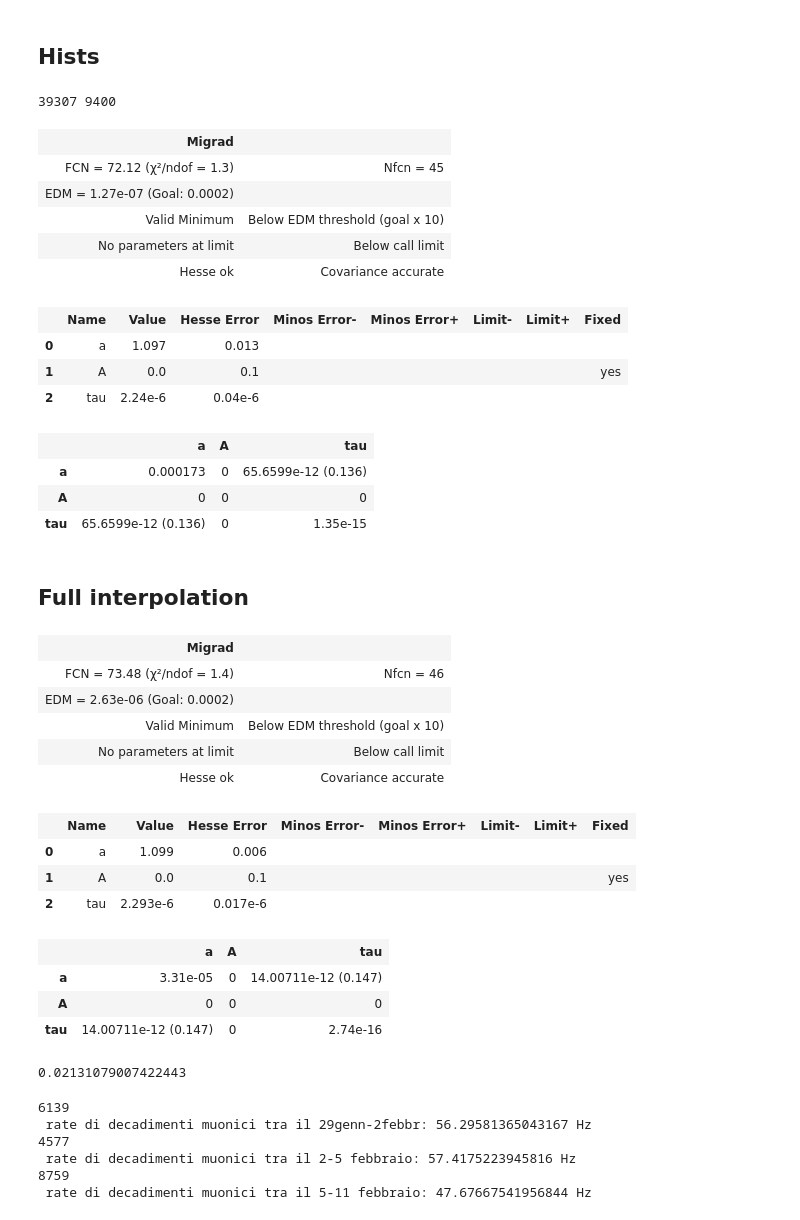
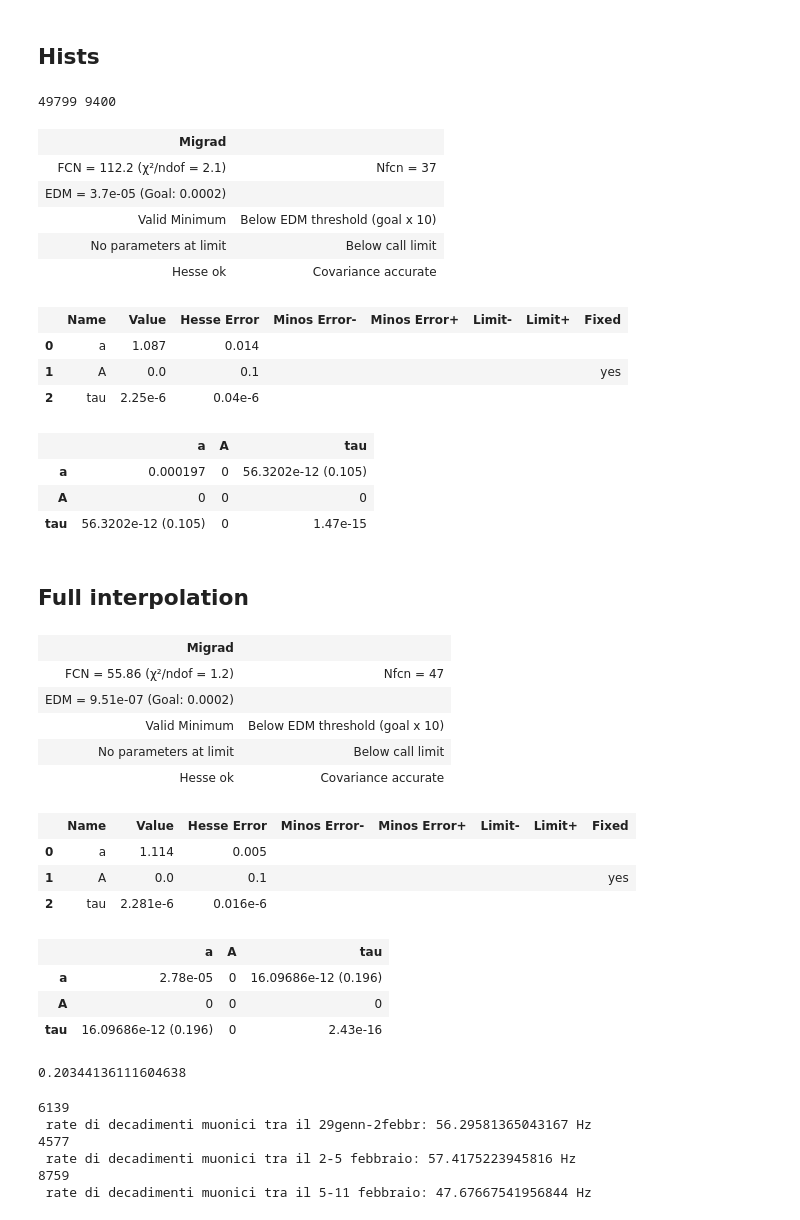
Before and after one commit to Matti-z/Lab-muons, a Jupyter notebook: hist_definitivo.ipynb, the cells around one changed output. Drawn from its saved outputs; the diff is of its cells as text; code cells hidden in the pictures.

Commit message:
add all data analyses 20/02

```diff
--- a/hist_definitivo.ipynb
+++ b/hist_definitivo.ipynb
@@ -96,4 +96,8 @@ data_2 = np.genfromtxt("Data/timestamp/29_01_2026_17_20.csv", delimiter=',')
 data_3 = np.genfromtxt("Data/timestamp/02_02_2026_17_14.csv", delimiter=',')
 data_4 = np.genfromtxt("Data/timestamp/05_02_2026_18_17.csv", delimiter=',')
 data_5 = np.genfromtxt("Data/timestamp/11_02_2026_17_52.csv", delimiter=',')
-data = np.concatenate((data_0, data_1, data_2, data_3, data_4, data_5 ))
+data_6 = np.genfromtxt("Data/timestamp/16_02_2026_12_25.csv", delimiter=',')
+data_7 = np.genfromtxt("Data/timestamp/20_02_2026_15_57.csv", delimiter=',')
+data = np.concatenate((data_0, data_1, data_2, data_3, data_4, data_5, data_6,
+                       data_7))
+print(len(data),len(data_0), len(data_1), len(data_2), len(data_3), len(data_4), len(data_5), len(data_6), len(data_7))
@@ -110,6 +116,8 @@ count_2, edges_2 = np.histogram(data_2, bins=n_bins , density=False)
 count_3, edges_3 = np.histogram(data_3, bins=n_bins , density=False)
 count_4, edges_4 = np.histogram(data_4, bins=n_bins , density=False)
 count_5, edges_5 = np.histogram(data_5, bins=n_bins , density=False)
+count_6, edges_6 = np.histogram(data_6, bins=n_bins , density=False)
+count_7, edges_7 = np.histogram(data_7, bins=n_bins , density=False)
 print (len(data), len(data_1))
 fig = go.Figure()
 
@@ -119,6 +127,8 @@ fig.add_trace(go.Bar(x=edges_2[:-1], y=count_2 / len(data_2), name='29/01/2026',
 fig.add_trace(go.Bar(x=edges_3[:-1], y=count_3 / len(data_3), name='02/02/2026',   width=np.diff(edges_3)))
 fig.add_trace(go.Bar(x=edges_4[:-1], y=count_4 / len(data_4), name='05/02/2026',   width=np.diff(edges_4)))
 fig.add_trace(go.Bar(x=edges_5[:-1], y=count_5 / len(data_5), name='11/02/2026',   width=np.diff(edges_5)))
+fig.add_trace(go.Bar(x=edges_6[:-1], y=count_6 / len(data_6), name='16/02/2026',   width=np.diff(edges_6)))
+fig.add_trace(go.Bar(x=edges_7[:-1], y=count_7 / len(data_7), name='20/02/2026',   width=np.diff(edges_7)))
 fig.update_layout(
     xaxis_title='Time (s)',
     yaxis_title='Counts',
@@ -127,33 +137,33 @@ fig.update_layout(
 
 fig.show()
 # %% [output]
-39307 9400
+49799 9400
 # %%
-data_refact = data_5[(data_5 > 1e-7)&(data_5 < 7.1e-6)]
+data_refact = data_6[(data_6 > 1e-7)&(data_6 < 7.6e-6)]
 k = dataset_analysis( data_refact , exp , 56 , exp_args)
 end(k)
 # %% [output]
 | Migrad |  |
-| FCN = 72.12 (χ²/ndof = 1.3) | Nfcn = 45 |
-| EDM = 1.27e-07 (Goal: 0.0002) |  |
+| FCN = 112.2 (χ²/ndof = 2.1) | Nfcn = 37 |
+| EDM = 3.7e-05 (Goal: 0.0002) |  |
 | Valid Minimum | Below EDM threshold (goal x 10) |
 | No parameters at limit | Below call limit |
 | Hesse ok | Covariance accurate |
 |  | Name | Value | Hesse Error | Minos Error- | Minos Error+ | Limit- | Limit+ | Fixed |
-| 0 | a | 1.097 | 0.013 |  |  |  |  |  |
+| 0 | a | 1.087 | 0.014 |  |  |  |  |  |
 | 1 | A | 0.0 | 0.1 |  |  |  |  | yes |
-| 2 | tau | 2.24e-6 | 0.04e-6 |  |  |  |  |  |
+| 2 | tau | 2.25e-6 | 0.04e-6 |  |  |  |  |  |
 |  | a | A | tau |
-| a | 0.000173 | 0 | 65.6599e-12 (0.136) |
+| a | 0.000197 | 0 | 56.3202e-12 (0.105) |
 | A | 0 | 0 | 0 |
-| tau | 65.6599e-12 (0.136) | 0 | 1.35e-15 |
+| tau | 56.3202e-12 (0.105) | 0 | 1.47e-15 |
 # %% [markdown]
 ## Full interpolation
 # %%
-n_bins = 53
+n_bins = 50
 exp_args = {"a": 1, "A": 0, "tau": TAU_MU}
 
-data_refact = data[(data > 1e-7)&(data < 7.1e-6)]## forse si può anche non tagliare dal basso
+data_refact = data[(data > 1e-7)&(data < 6.5e-6)]## forse si può anche non tagliare dal basso
 
 
 n = dataset_analysis( data_refact , exp , bins = n_bins , args=exp_args)
@@ -165,20 +175,20 @@ p_value = 1 - chi2.cdf(n.fval, df=n.ndof)
 print(p_value)
 # %% [output]
 | Migrad |  |
-| FCN = 73.48 (χ²/ndof = 1.4) | Nfcn = 46 |
-| EDM = 2.63e-06 (Goal: 0.0002) |  |
+| FCN = 55.86 (χ²/ndof = 1.2) | Nfcn = 47 |
+| EDM = 9.51e-07 (Goal: 0.0002) |  |
 | Valid Minimum | Below EDM threshold (goal x 10) |
 | No parameters at limit | Below call limit |
 | Hesse ok | Covariance accurate |
 |  | Name | Value | Hesse Error | Minos Error- | Minos Error+ | Limit- | Limit+ | Fixed |
-| 0 | a | 1.099 | 0.006 |  |  |  |  |  |
+| 0 | a | 1.114 | 0.005 |  |  |  |  |  |
 | 1 | A | 0.0 | 0.1 |  |  |  |  | yes |
-| 2 | tau | 2.293e-6 | 0.017e-6 |  |  |  |  |  |
+| 2 | tau | 2.281e-6 | 0.016e-6 |  |  |  |  |  |
 |  | a | A | tau |
-| a | 3.31e-05 | 0 | 14.00711e-12 (0.147) |
+| a | 2.78e-05 | 0 | 16.09686e-12 (0.196) |
 | A | 0 | 0 | 0 |
-| tau | 14.00711e-12 (0.147) | 0 | 2.74e-16 |
+| tau | 16.09686e-12 (0.196) | 0 | 2.43e-16 |
-0.02131079007422443
+0.20344136111604638
 # %%
 print(len(data_2),'\n', 'rate di decadimenti muonici tra il 29genn-2febbr:', 1/(len(data_2)/((24*4)*3600)), 'Hz')
 print (len(data_3),'\n', 'rate di decadimenti muonici tra il 2-5 febbraio:', 1/(len(data_3)/((24*3+1)*3600)), 'Hz')
```
Also changed, not shown: parts of 2 cells of this notebook, 2 other files.
